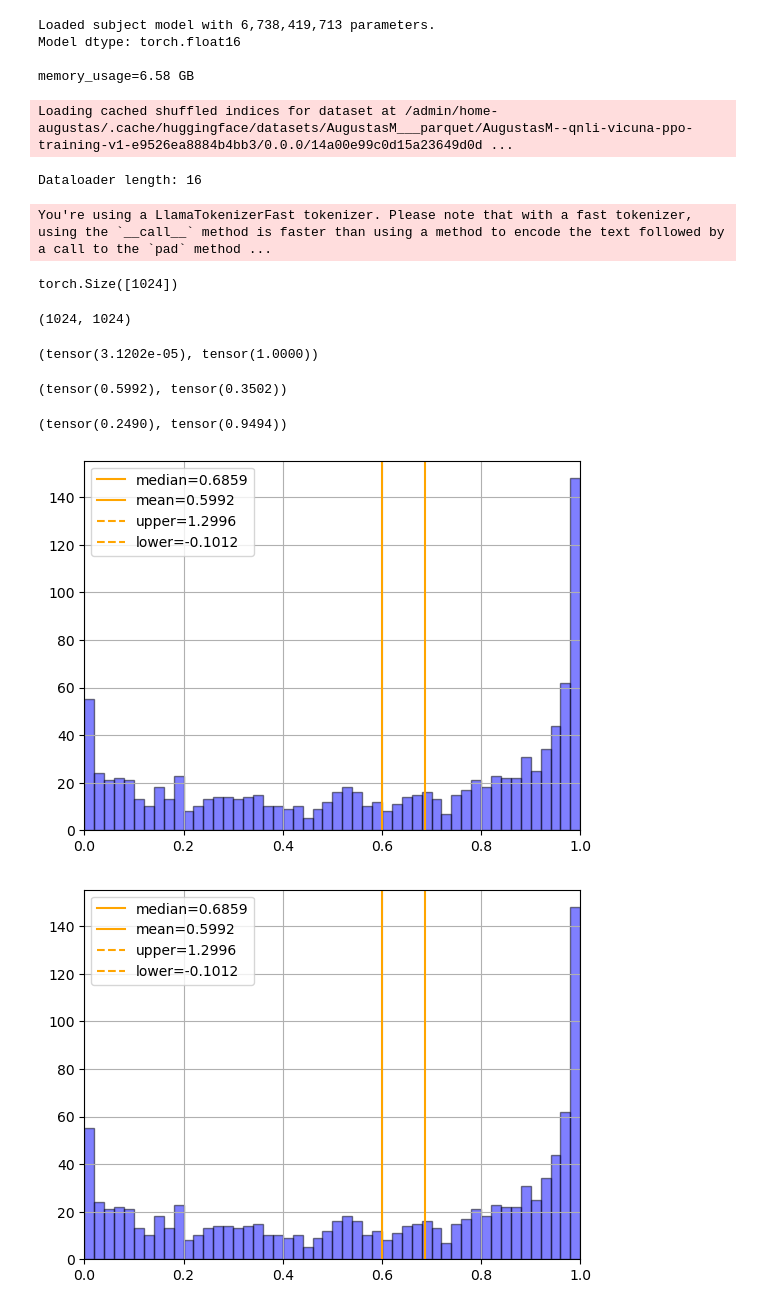
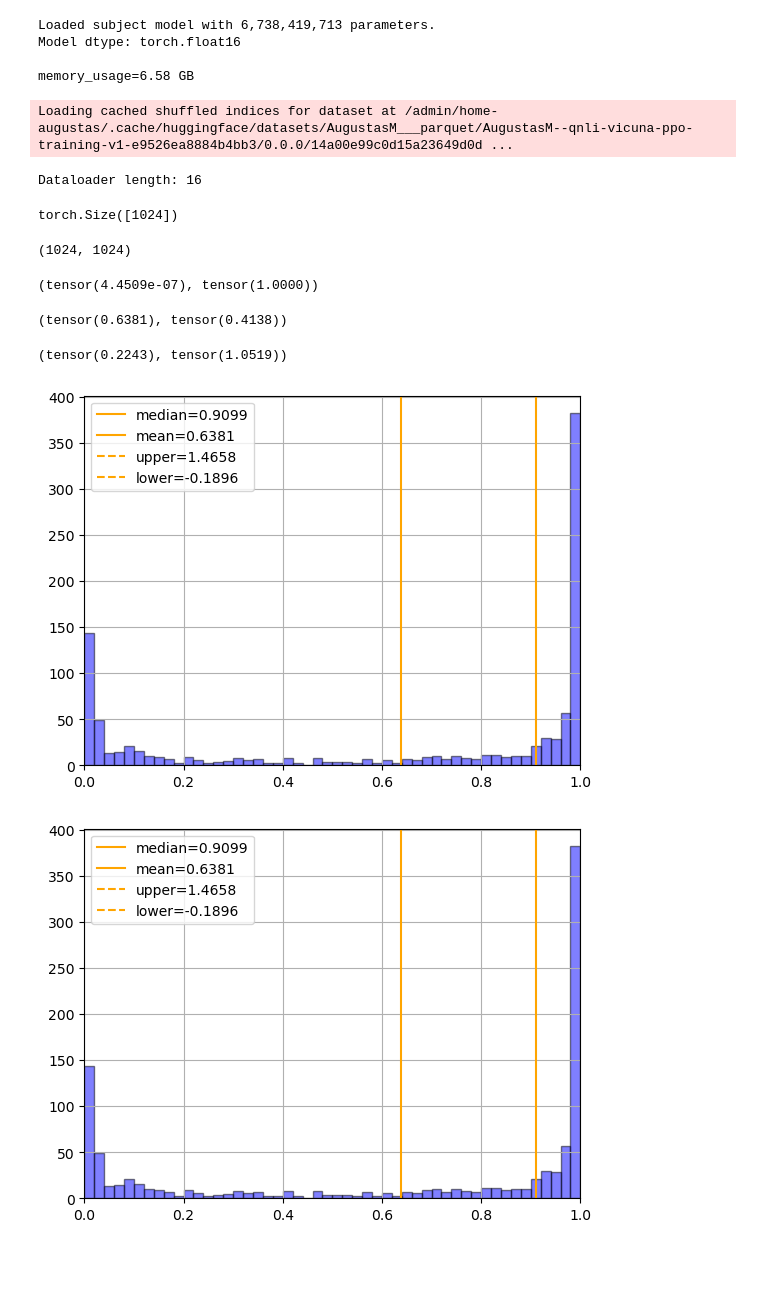
Before and after one commit to AugustasMacijauskas/mlmi-thesis, a Jupyter notebook: src/ppo/sandbox/get_rewards_baseline_qnli.ipynb, the cells around one changed output. Drawn from its saved outputs; the diff is of its cells as text; code cells hidden in the pictures; blank space fills up the shorter version.

Commit message:
QNLI Vicuna 3B RM results

```diff
--- a/src/ppo/sandbox/get_rewards_baseline_qnli.ipynb
+++ b/src/ppo/sandbox/get_rewards_baseline_qnli.ipynb
@@ -38,9 +38,9 @@ device(type='cuda', index=0)
 tokenizer_name = "lmsys/vicuna-7b-v1.3"
 
 # Large
-reward_model_output_path = "/fsx/home-augustas/logs/UQA-varied-custom_data_qnli_vicuna_v1_20230721_234029_40903"
+# reward_model_output_path = "/fsx/home-augustas/logs/UQA-varied-custom_data_qnli_vicuna_v1_20230721_234029_40903"
 # 3B
-# reward_model_output_path = "/fsx/home-augustas/logs/UQA-varied-custom_data_qnli_vicuna_v1_20230721_234034_40904"
+reward_model_output_path = "/fsx/home-augustas/logs/UQA-varied-custom_data_qnli_vicuna_v1_20230721_234034_40904"
 # %% [markdown]
 ## Load things in
 # %%
@@ -96,7 +96,7 @@ Loading tokenizer allenai/unifiedqa-v2-t5-large-1363200...
 Falling back to slow tokenizer; fast one failed: 'No such file or directory (os error 2)'
 Loaded tokenizer.
 # %%
-rm_batch_size = 64
+rm_batch_size = 8
 
 # Create reward function
 get_rewards = create_reward_fn(
@@ -270,9 +270,8 @@ len(outputs), len(gold_outputs)
 # %% [output]
 Loading cached shuffled indices for dataset at /admin/home-augustas/.cache/huggingface/datasets/AugustasM___parquet/AugustasM--qnli-vicuna-ppo-training-v1-e9526ea8884b4bb3/0.0.0/14a00e99c0d15a23649d0d ...
 Dataloader length: 16
-You're using a LlamaTokenizerFast tokenizer. Please note that with a fast tokenizer, using the `__call__` method is faster than using a method to encode the text followed by a call to the `pad` method ...
+torch.Size([1024])
-torch.Size([1024])
+(1024, 1024)
-(1024, 1024)
 # %%
 # for output, golden_output in zip(outputs, gold_outputs):
 #     print(f"{golden_output=}\n{output=}")
@@ -280,21 +279,21 @@ torch.Size([1024])
 # %%
 rewards.min(), rewards.max()
 # %% [output]
-(tensor(3.1202e-05), tensor(1.0000))
+(tensor(4.4509e-07), tensor(1.0000))
 # %%
 rewards.mean(), rewards.std()
 # %% [output]
-(tensor(0.5992), tensor(0.3502))
+(tensor(0.6381), tensor(0.4138))
 # %%
 rewards.mean() - rewards.std(), rewards.mean() + rewards.std()
 # %% [output]
-(tensor(0.2490), tensor(0.9494))
+(tensor(0.2243), tensor(1.0519))
 # %%
 bins = 50
 plot_histogram(rewards, bins=bins, color="blue", secondary_color="orange", alpha=0.5)
 # Grid
 plt.grid()
 # %% [output]
-[figure, old version]
+[figure, new version]
 # %%
 # Save the rewards
@@ -302,8 +301,8 @@ plt.grid()
 # %%
-tmp_rewards = torch.load("outputs/ppo_rewards_qnli_vicuna_supervised_large.pt")
+tmp_rewards = torch.load("outputs/ppo_rewards_qnli_vicuna_supervised_3B.pt")
 bins = 50
 plot_histogram(tmp_rewards, bins=bins, color="blue", secondary_color="orange", alpha=0.5)
 # Grid
 plt.grid()
 # %% [output]
-[figure, old version]
+[figure, new version]
```
Also changed, not shown: parts of 6 cells of this notebook, 1 other file.
